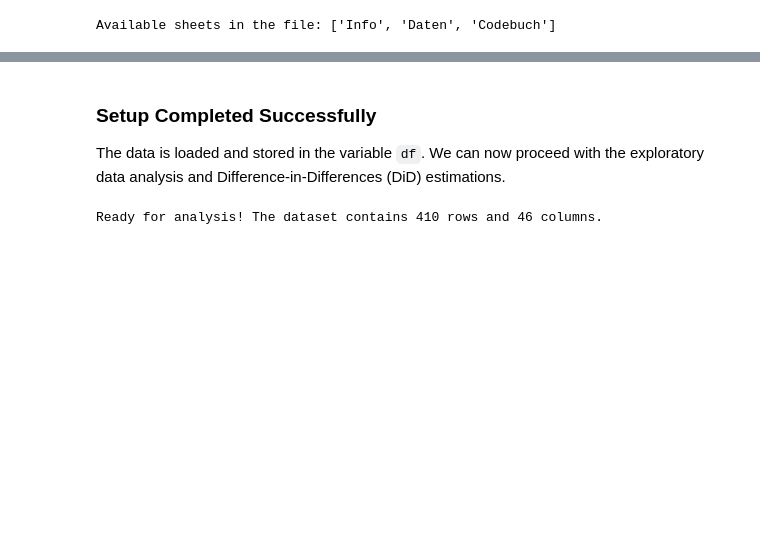
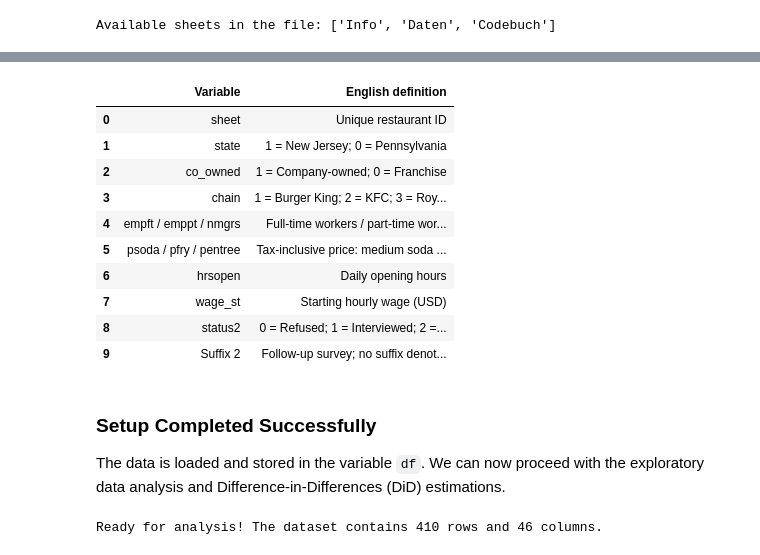
Before and after one commit to nhentze1/Minimum-Wages-and-Business-Models-Company-Owned-vs.-Franchise-Restaurants, a Jupyter notebook: minwageDiD.ipynb, the cells around one changed output, grey strips where cells are left out. Saved outputs shown, nothing was run; the diff lists cells and outputs as text; code cells hidden in the pictures; blank space fills up the shorter version.

```diff
--- a/minwageDiD.ipynb
+++ b/minwageDiD.ipynb
@@ -13,26 +17,22 @@ Run the cell below to fetch the dataset directly from our GitHub repository.
 # %%
-!pip install pyfixest maketables -q
+%pip install pandas numpy matplotlib seaborn openpyxl statsmodels -q
+from pathlib import Path
 import pandas as pd
 import numpy as np
 import matplotlib.pyplot as plt
 import seaborn as sns
-import pyfixest as pf
-import maketables as mt
+import statsmodels.formula.api as smf
+from IPython.display import display, Markdown
 
 sns.set_theme(style="whitegrid")
+pd.set_option("display.max_columns", 20)
+pd.set_option("display.max_colwidth", None)
 
-# Direct raw link to the Excel file on GitHub
 url_to_excel = "https://raw.githubusercontent.com/nhentze1/Minimum-Wages-and-Business-Models-Company-Owned-vs.-Franchise-Restaurants/main/CardKrueger_1994_Fastfood.xlsx"
-
-try:
-    # Load the Excel file from the GitHub URL
-    excel_file = pd.ExcelFile(url_to_excel)
-    print("Successfully loaded! Available sheets:", excel_file.sheet_names)
-
-    # Load the main data sheet directly
-    df = pd.read_excel(url_to_excel, sheet_name='Daten')
-    print("\n--- First rows of the main data sheet ('Daten') ---")
-    display(df.head())
-except Exception as e:
-    print("Error loading data from GitHub:", e)
+local_file = Path("CardKrueger_1994_Fastfood.xlsx")
+data_source = local_file if local_file.exists() else url_to_excel
+excel_file = pd.ExcelFile(data_source)
+df = pd.read_excel(excel_file, sheet_name="Daten")
+print(f"Loaded {len(df)} restaurants from {data_source}.")
+display(df.head())
 # %% [output]
@@ -95,3 +62,29 @@ else:
+# %%
+variable_definitions = pd.DataFrame([
+    ("sheet", "Unique restaurant ID"),
+    ("state", "1 = New Jersey; 0 = Pennsylvania"),
+    ("co_owned", "1 = Company-owned; 0 = Franchise"),
+    ("chain", "1 = Burger King; 2 = KFC; 3 = Roy Rogers; 4 = Wendy's"),
+    ("empft / emppt / nmgrs", "Full-time workers / part-time workers / managers"),
+    ("psoda / pfry / pentree", "Tax-inclusive price: medium soda / small fries / main entree (USD)"),
+    ("hrsopen", "Daily opening hours"),
+    ("wage_st", "Starting hourly wage (USD)"),
+    ("status2", "0 = Refused; 1 = Interviewed; 2 = Renovation; 3 = Permanently closed; 4 = Road construction; 5 = Fire"),
+    ("Suffix 2", "Follow-up survey; no suffix denotes baseline"),
+], columns=["Variable", "English definition"])
+display(variable_definitions)
+# %% [output]
+|  | Variable | English definition |
+| 0 | sheet | Unique restaurant ID |
+| 1 | state | 1 = New Jersey; 0 = Pennsylvania |
+| 2 | co_owned | 1 = Company-owned; 0 = Franchise |
+| 3 | chain | 1 = Burger King; 2 = KFC; 3 = Roy... |
+| 4 | empft / emppt / nmgrs | Full-time workers / part-time wor... |
+| 5 | psoda / pfry / pentree | Tax-inclusive price: medium soda ... |
+| 6 | hrsopen | Daily opening hours |
+| 7 | wage_st | Starting hourly wage (USD) |
+| 8 | status2 | 0 = Refused; 1 = Interviewed; 2 =... |
+| 9 | Suffix 2 | Follow-up survey; no suffix denot... |
 # %% [markdown]
 ### Setup Completed Successfully
 
```
Also changed, not shown: parts of 16 cells of this notebook.
